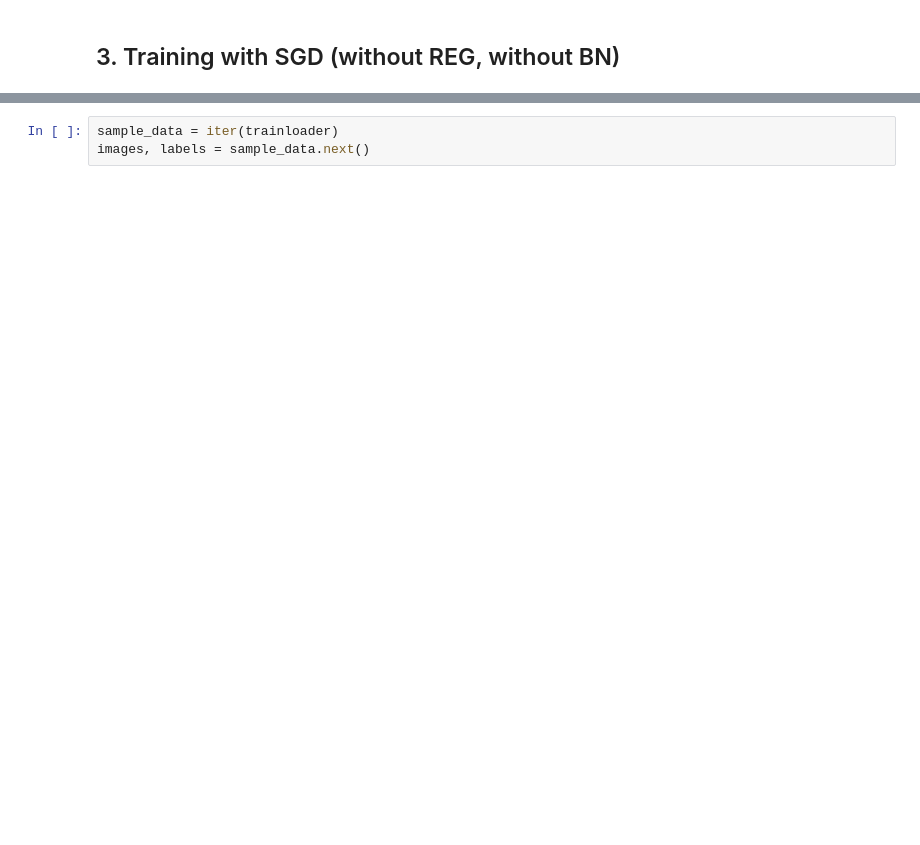
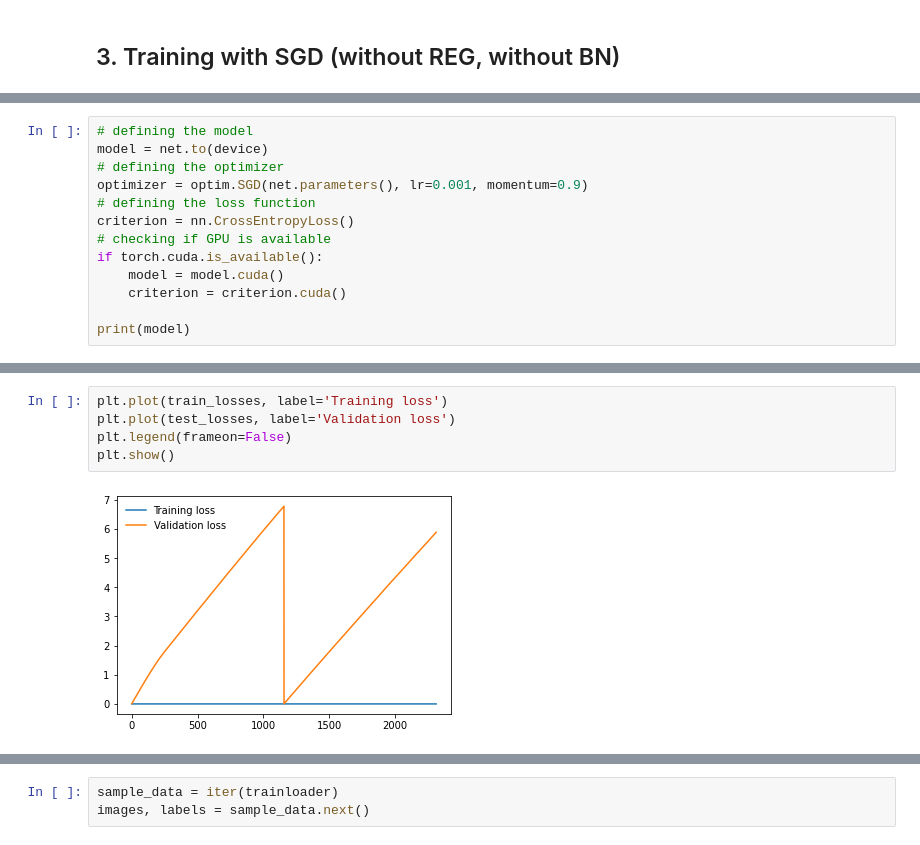
Before and after one commit to FiratSaritas/neural-network-for-image-classification, a Jupyter notebook: Mini-Challenge_1.ipynb, the cells around one changed output, grey strips where cells are left out. Saved outputs shown, nothing was run; the diff lists cells and outputs as text; blank space fills up the shorter version.

```diff
--- a/Mini-Challenge_1.ipynb
+++ b/Mini-Challenge_1.ipynb
@@ -161,0 +203,13 @@ fish
+# %%
+# defining the model
+model = net.to(device)
+# defining the optimizer
+optimizer = optim.SGD(net.parameters(), lr=0.001, momentum=0.9)
+# defining the loss function
+criterion = nn.CrossEntropyLoss()
+# checking if GPU is available
+if torch.cuda.is_available():
+    model = model.cuda()
+    criterion = criterion.cuda()
+
+print(model)
@@ -161,0 +418,7 @@ fish
+# %%
+plt.plot(train_losses, label='Training loss')
+plt.plot(test_losses, label='Validation loss')
+plt.legend(frameon=False)
+plt.show()
+# %% [output]
+[figure, added]
```
Also changed, not shown: parts of 60 cells of this notebook.
